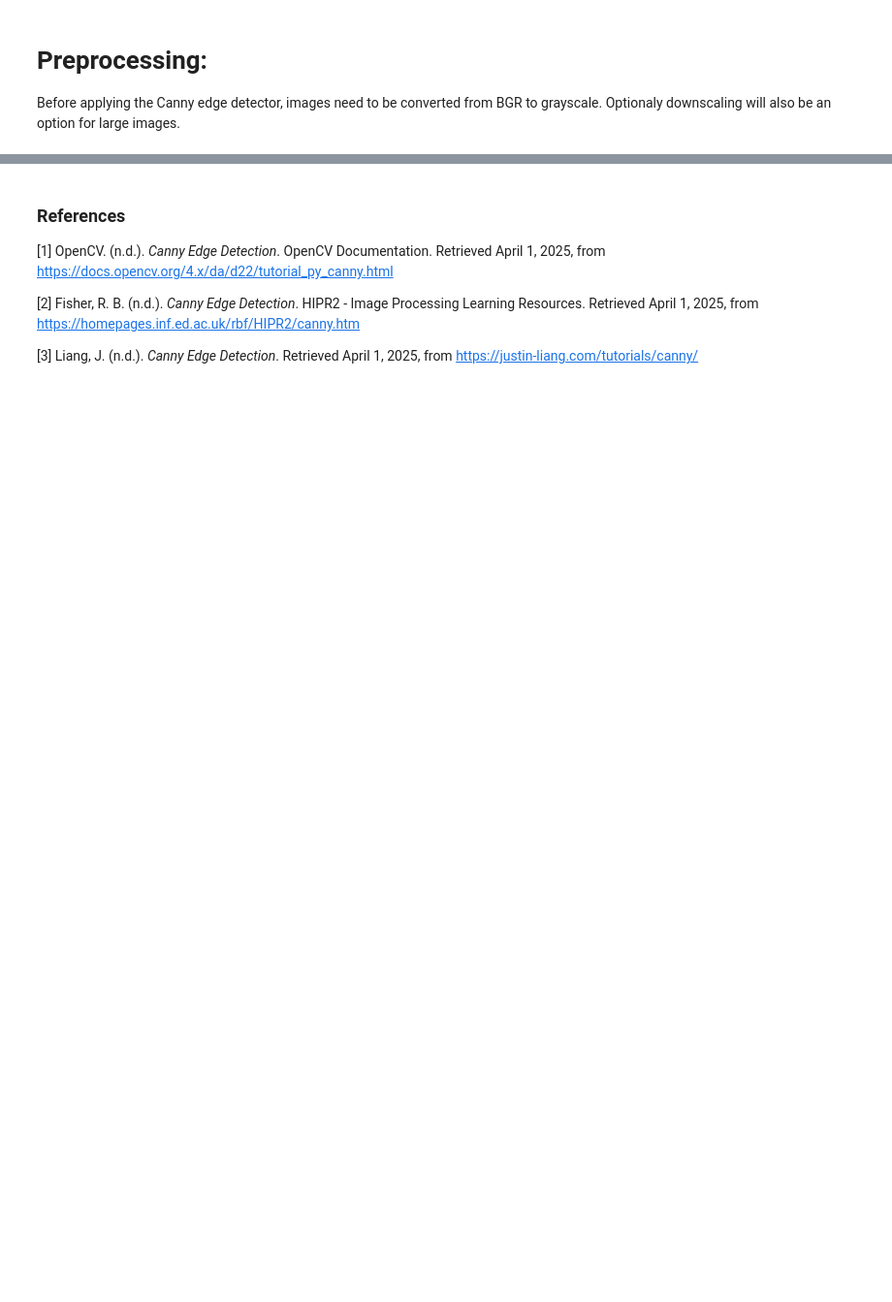
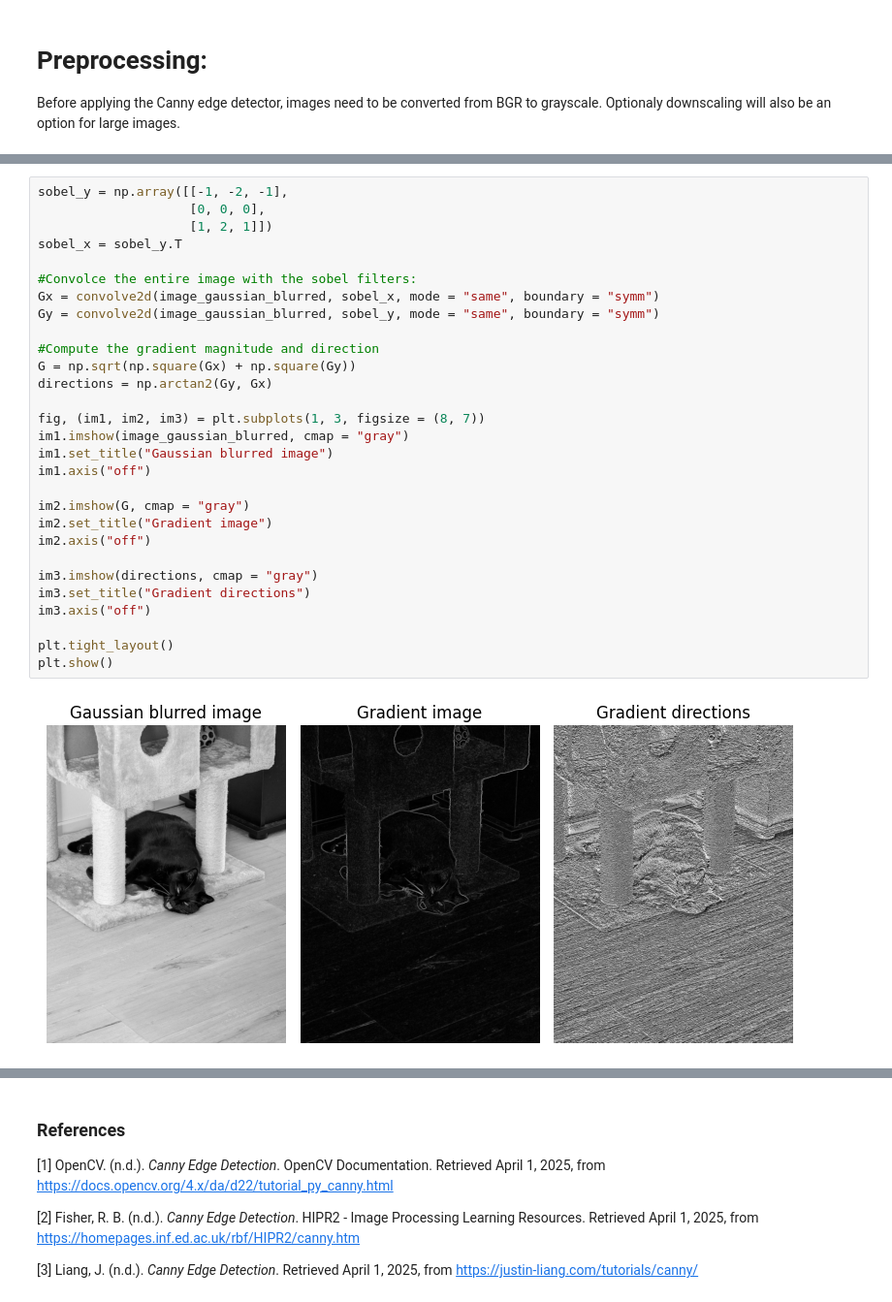
Before and after one commit to dev-sebastien/Canny-Edge-Detection, a Jupyter notebook: Canny_edge_detection.ipynb, the cells around one changed output, grey strips where cells are left out. Shown at 97% size. Cells and saved outputs as stored; diff of their text form; blank space fills up the shorter version.

```diff
--- a/Canny_edge_detection.ipynb
+++ b/Canny_edge_detection.ipynb
@@ -53,0 +85,31 @@ Downscaling done: 3072x4080 → 1536x2040
+# %%
+sobel_y = np.array([[-1, -2, -1],
+                    [0, 0, 0],
+                    [1, 2, 1]])
+sobel_x = sobel_y.T
+
+#Convolce the entire image with the sobel filters:
+Gx = convolve2d(image_gaussian_blurred, sobel_x, mode = "same", boundary = "symm")
+Gy = convolve2d(image_gaussian_blurred, sobel_y, mode = "same", boundary = "symm")
+
+#Compute the gradient magnitude and direction
+G = np.sqrt(np.square(Gx) + np.square(Gy))
+directions = np.arctan2(Gy, Gx)
+
+fig, (im1, im2, im3) = plt.subplots(1, 3, figsize = (8, 7))
+im1.imshow(image_gaussian_blurred, cmap = "gray")
+im1.set_title("Gaussian blurred image")
+im1.axis("off")
+
+im2.imshow(G, cmap = "gray")
+im2.set_title("Gradient image")
+im2.axis("off")
+
+im3.imshow(directions, cmap = "gray")
+im3.set_title("Gradient directions")
+im3.axis("off")
+
+plt.tight_layout()
+plt.show()
+# %% [output]
+[figure, added]
```
Also changed, not shown: parts of 10 cells of this notebook, 1 other file.
